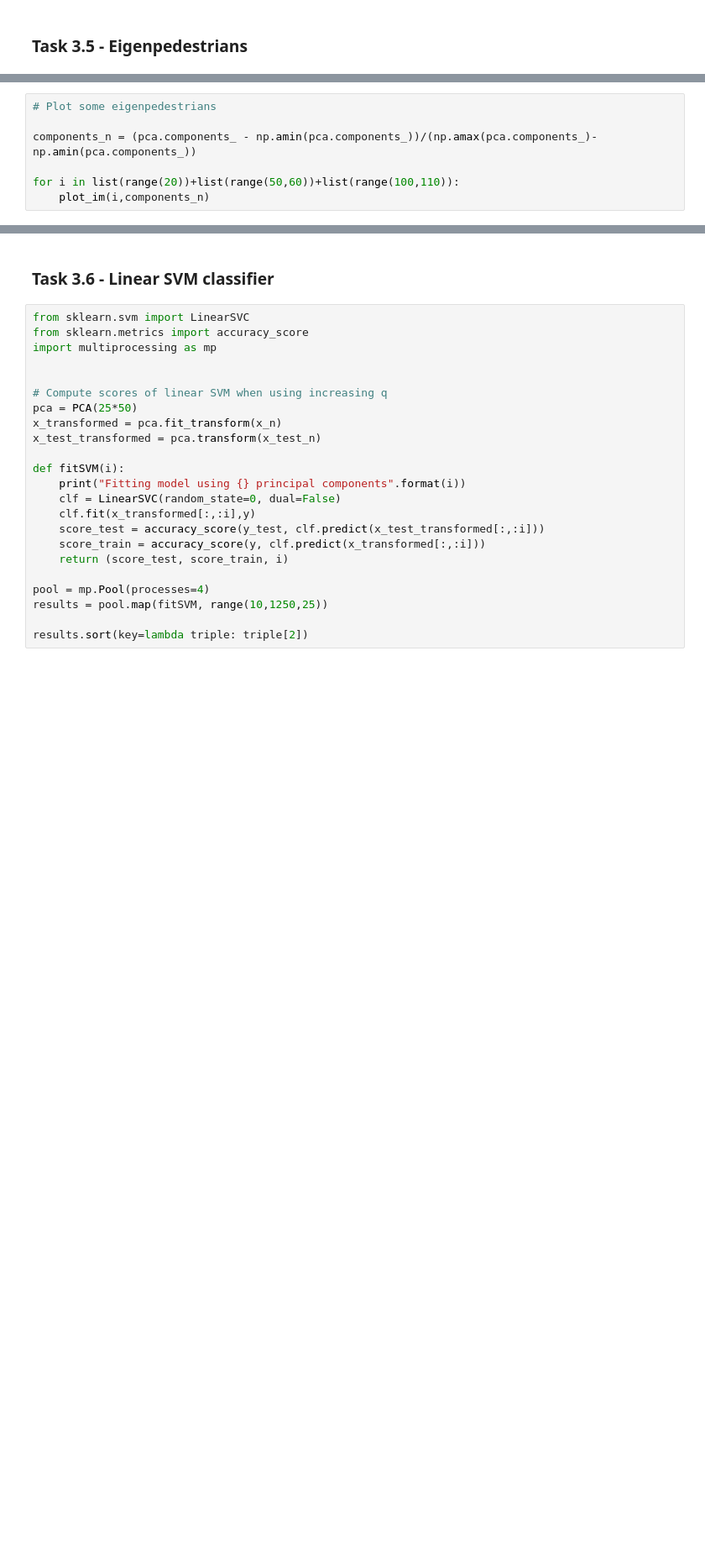
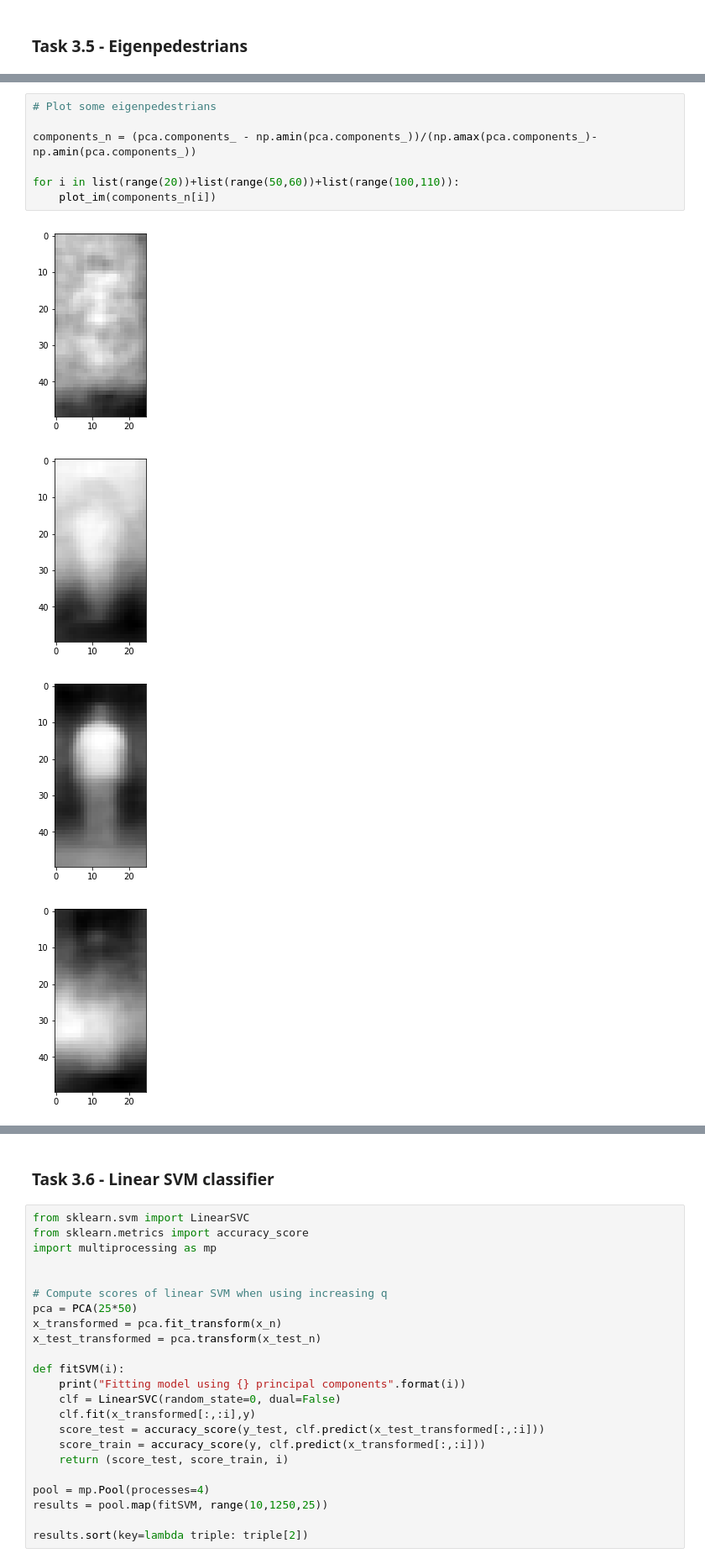
Before and after one commit to Janos95/lab_sheets, a Jupyter notebook: sheet03_material/PCA.ipynb, the cells around one changed output, grey strips where cells are left out. Shown at 84% size. Drawn from its saved outputs; the diff is of its cells as text; blank space fills up the shorter version.

```diff
--- a/sheet03_material/PCA.ipynb
+++ b/sheet03_material/PCA.ipynb
@@ -239,7 +315,12 @@ pca.fit(x_n)
 # %%
 # Plot some eigenpedestrians
 
 components_n = (pca.components_ - np.amin(pca.components_))/(np.amax(pca.components_)-np.amin(pca.components_))
 
 for i in list(range(20))+list(range(50,60))+list(range(100,110)):
-    plot_im(i,components_n)
+    plot_im(components_n[i])
+# %% [output]
+[figure, added]
+[figure, added]
+[figure, added]
+[figure, added]
```
Also changed, not shown: parts of 20 cells of this notebook, 6 other files.
